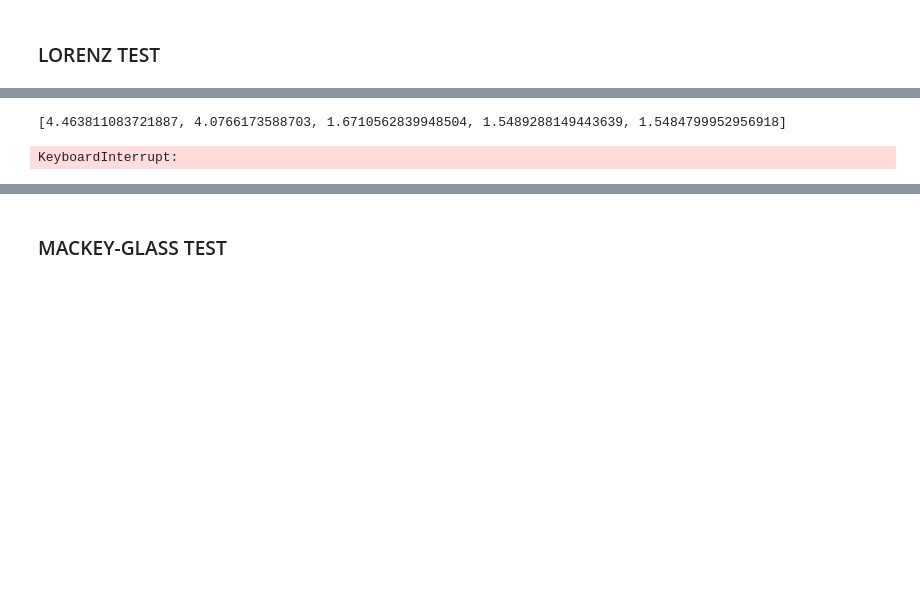
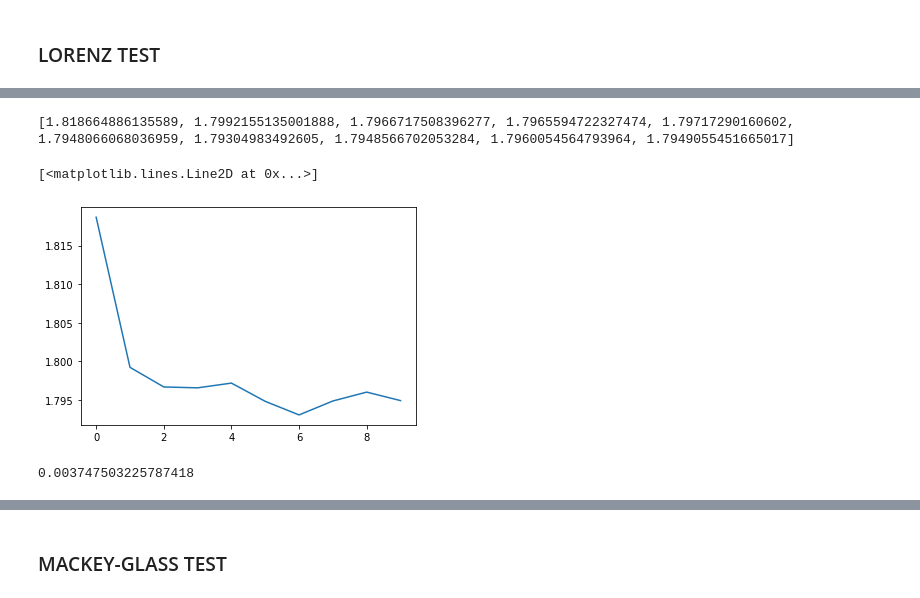
Before and after one commit to bucketfish0000/reservoir_restructure, a Jupyter notebook: reservoir.ipynb, the cells around one changed output, grey strips where cells are left out. Saved outputs shown, nothing was run; the diff lists cells and outputs as text; code cells hidden in the pictures; blank space fills up the shorter version.

```diff
--- a/reservoir.ipynb
+++ b/reservoir.ipynb
@@ -84,17 +84,19 @@ utils.plot_time_sequence(
 # %%
 import qualification
 importlib.reload(qualification)
-loss_list = qualification.learning_curve(subtrained,test_length = 1400,data=data)
+loss_list = qualification.learning_curve(subtrained,test_length = 1400,data=data[len(data)-1400:])
 print(loss_list)
-plt.plot(loss_list,len(loss_list))
+plt.plot(range(10),loss_list)
 # %% [output]
-[4.463811083721887, 4.0766173588703, 1.6710562839948504, 1.5489288149443639, 1.5484799952956918]
+[1.818664886135589, 1.7992155135001888, 1.7966717508396277, 1.7965594722327474, 1.79717290160602, 1.7948066068036959, 1.79304983492605, 1.7948566702053284, 1.7960054564793964, 1.7949055451665017]
+[<matplotlib.lines.Line2D at 0x...>]
+[figure, added]
 # %%
 importlib.reload(qualification)
-lamda = qualification.lyapunov_estimate(RC_lorenz,data[0],delta_naught = 0.5,tests=50,measure_time=500)
+lamda = qualification.lyapunov_estimate(RC_lorenz,data[0],delta_naught = 0.5,tests=20,measure_time=500,dimension = 4)
 print(lamda)
 # %% [output]
-KeyboardInterrupt:
+0.003747503225787418
 # %%
 importlib.reload(qualification)
 KR,GR,MC = qualification.config_space(RC_lorenz)
```
Also changed, not shown: parts of 4 cells of this notebook, 2 other files.
